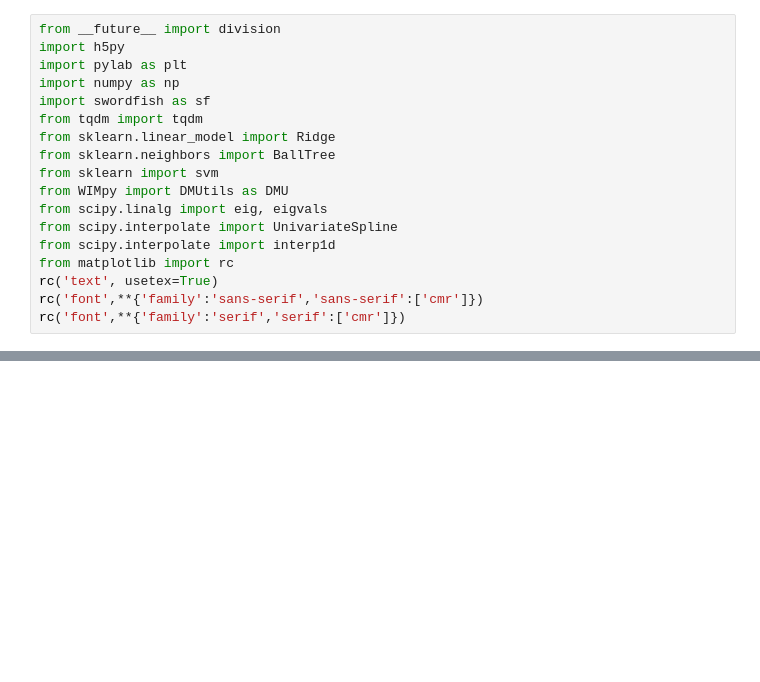
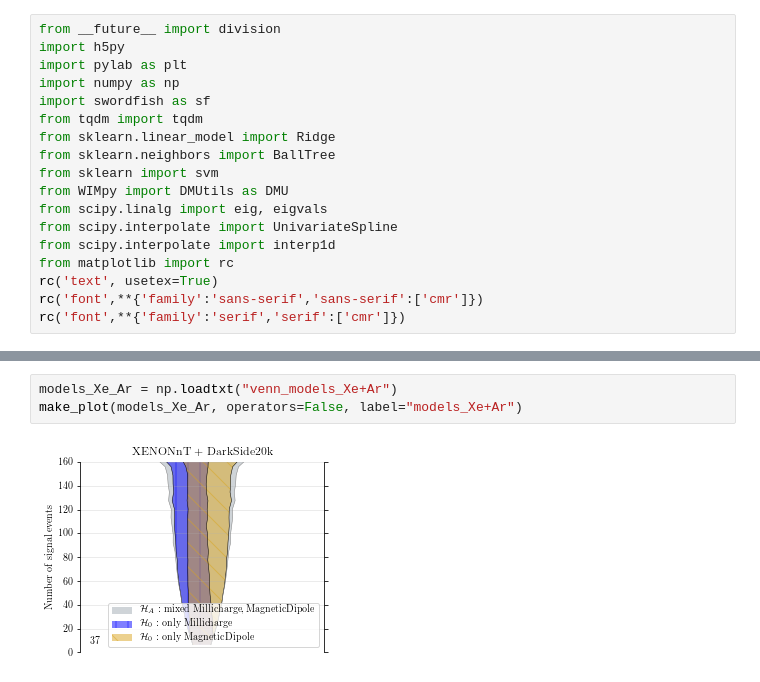
Before and after one commit to tedwards2412/benchmark_free_forecasting, a Jupyter notebook: Notebooks/Fig2.ipynb, the cells around one changed output, grey strips where cells are left out. Saved outputs shown, nothing was run; the diff lists cells and outputs as text; blank space fills up the shorter version.

```diff
--- a/Notebooks/Fig2.ipynb
+++ b/Notebooks/Fig2.ipynb
@@ -114,0 +120,5 @@ make_plot(operator_Xe, label="operator_Xe")
+# %%
+models_Xe_Ar = np.loadtxt("venn_models_Xe+Ar")
+make_plot(models_Xe_Ar, operators=False, label="models_Xe+Ar")
+# %% [output]
+[figure, added]
```
Also changed, not shown: parts of 3 cells of this notebook, 6 other files.
